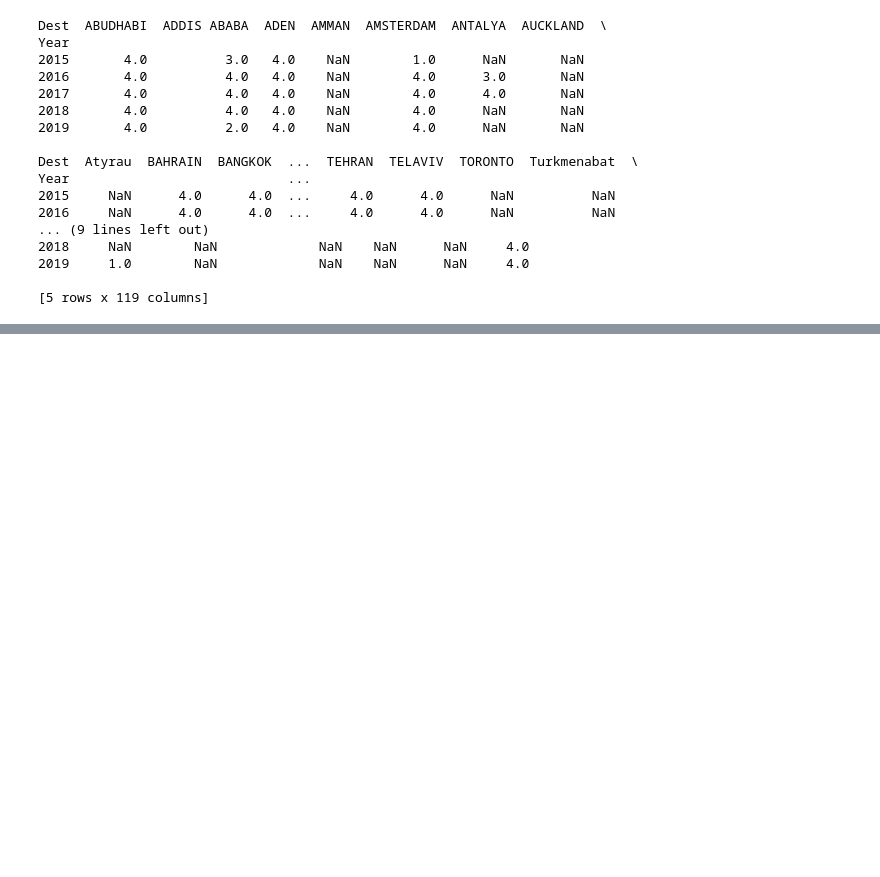
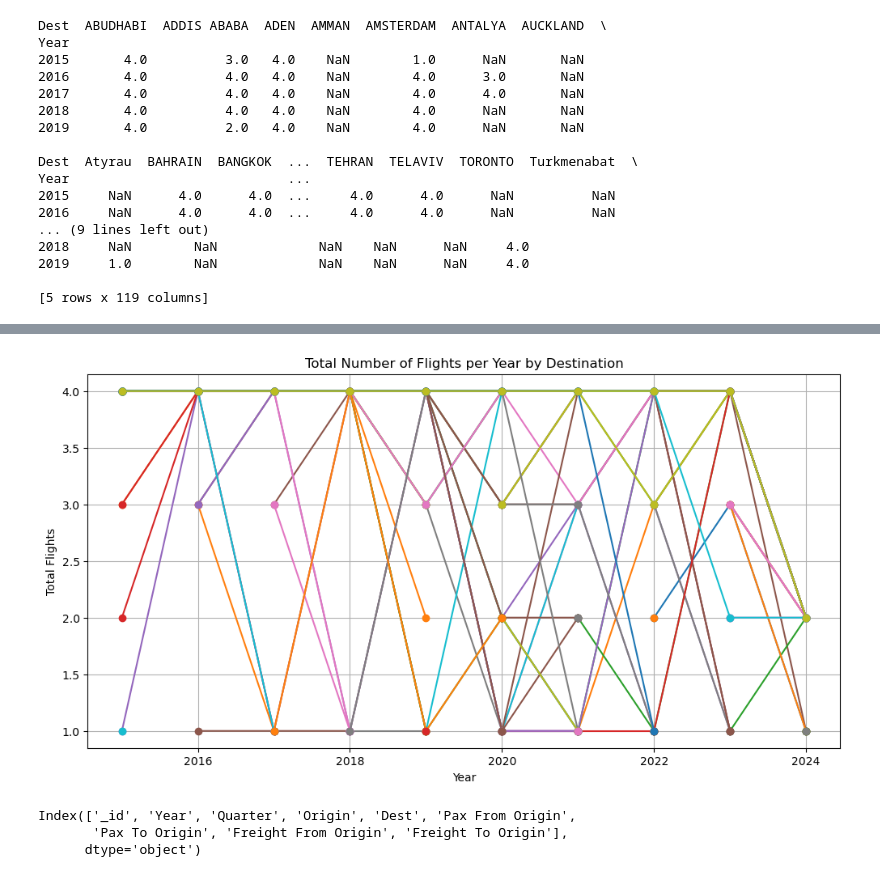
Before and after one commit to rushiraj070/Mumbai_Airport-International_Flight_Analysis, a Jupyter notebook: notebooks/visualization.ipynb, the cells around one changed output, grey strips where cells are left out. Drawn from its saved outputs; the diff is of its cells as text; code cells hidden in the pictures; blank space fills up the shorter version.

```diff
--- a/notebooks/visualization.ipynb
+++ b/notebooks/visualization.ipynb
@@ -137,0 +159,17 @@ plt.show()
+# %%
+# Plotting the line plot
+
+pivot_flights.plot(kind='line', figsize=(12, 6), marker='o', legend=False)
+plt.title('Total Number of Flights per Year by Destination')
+plt.xlabel('Year')
+plt.ylabel('Total Flights')
+plt.grid(True)
+plt.show()
+# %% [output]
+[figure, added]
+# %%
+df_flights.columns
+# %% [output]
+Index(['_id', 'Year', 'Quarter', 'Origin', 'Dest', 'Pax From Origin',
+       'Pax To Origin', 'Freight From Origin', 'Freight To Origin'],
+      dtype='object')
```
Also changed, not shown: parts of 10 cells of this notebook, 1 other file.
